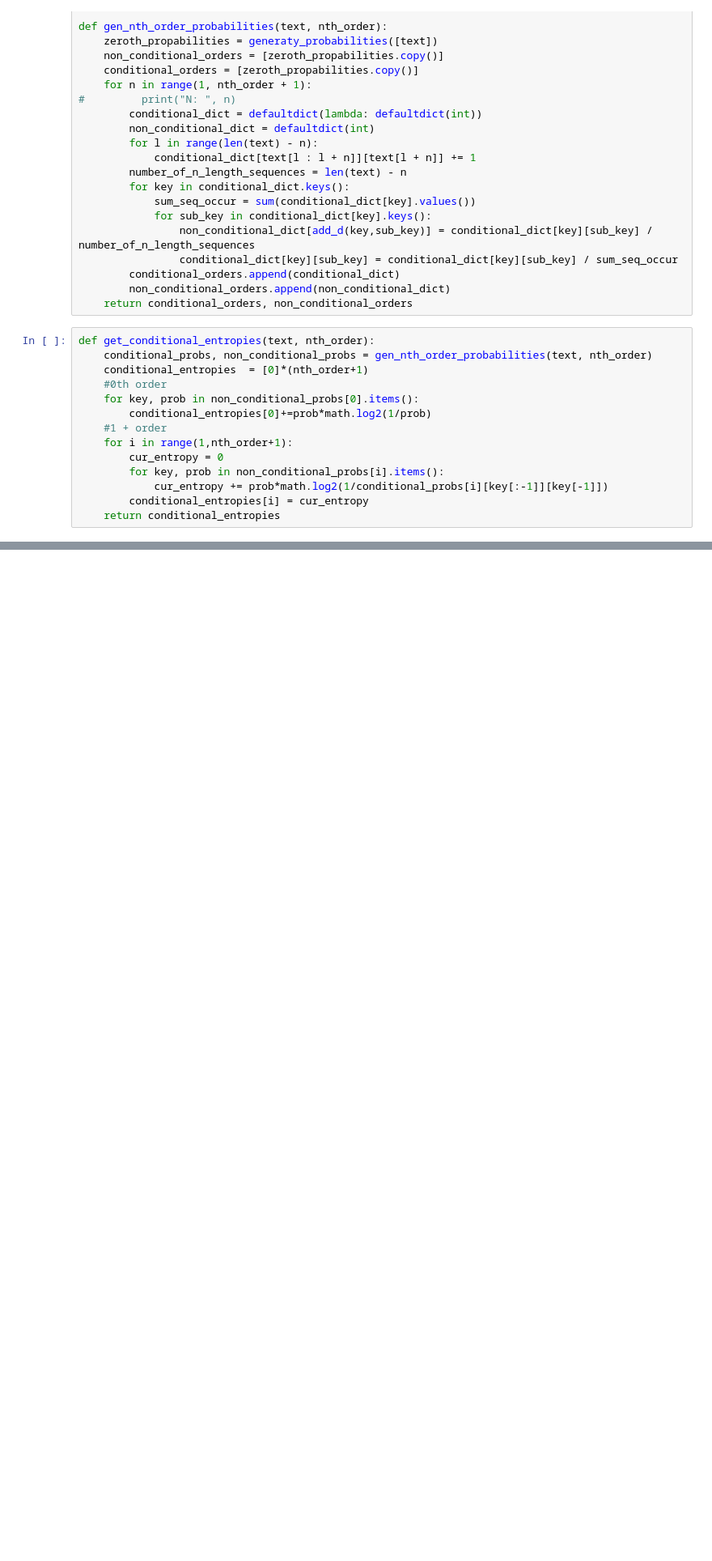
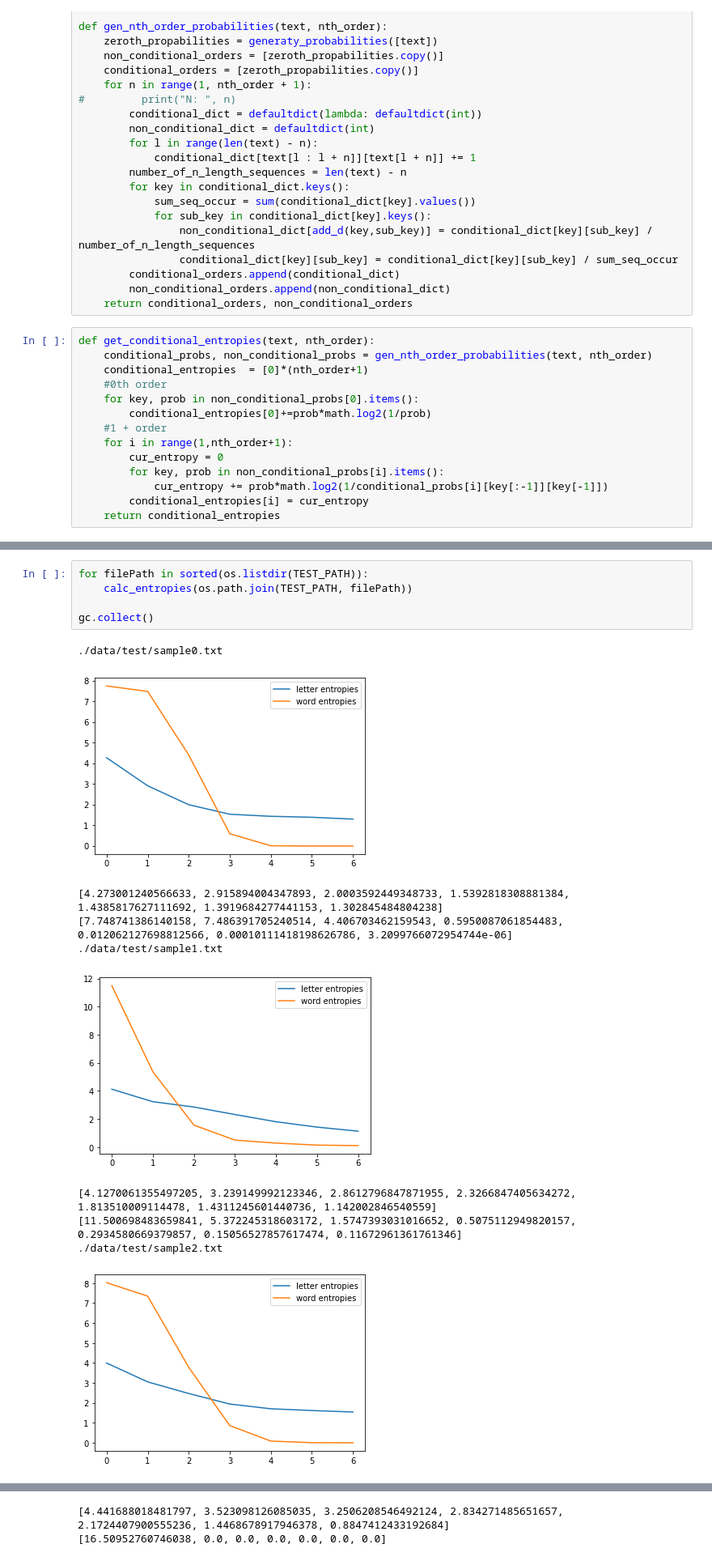
Before and after one commit to trebacz626/ai-projects-uni, a Jupyter notebook: Information Theory/lab2/EntropyMeasurement-Better.ipynb, the cells around one changed output, grey strips where cells are left out. Shown at 81% size. Saved outputs shown, nothing was run; the diff lists cells and outputs as text; blank space fills up the shorter version.

```diff
--- a/Information Theory/lab2/EntropyMeasurement-Better.ipynb
+++ b/Information Theory/lab2/EntropyMeasurement-Better.ipynb
@@ -166,0 +136,16 @@ WORD ENTROPIES
+# %%
+for filePath in sorted(os.listdir(TEST_PATH)):
+    calc_entropies(os.path.join(TEST_PATH, filePath))
+
+gc.collect()
+# %% [output]
+./data/test/sample0.txt
+[figure, added]
+[4.273001240566633, 2.915894004347893, 2.0003592449348733, 1.5392818308881384, 1.4385817627111692, 1.3919684277441153, 1.302845484804238]
+[7.748741386140158, 7.486391705240514, 4.406703462159543, 0.5950087061854483, 0.012062127698812566, 0.00010111418198626786, 3.2099766072954744e-06]
+./data/test/sample1.txt
+[figure, added]
+[4.1270061355497205, 3.239149992123346, 2.8612796847871955, 2.3266847405634272, 1.813510009114478, 1.4311245601440736, 1.142002846540559]
+[11.500698483659841, 5.372245318603172, 1.5747393031016652, 0.5075112949820157, 0.2934580669379857, 0.15056527857617474, 0.11672961361761346]
+./data/test/sample2.txt
+[figure, added]
@@ -166,0 +164,2 @@ WORD ENTROPIES
+[4.441688018481797, 3.523098126085035, 3.2506208546492124, 2.834271485651657, 2.1724407900555236, 1.4468678917946378, 0.8847412433192684]
+[16.50952760746038, 0.0, 0.0, 0.0, 0.0, 0.0, 0.0]
```
Also changed, not shown: parts of 7 cells of this notebook.
